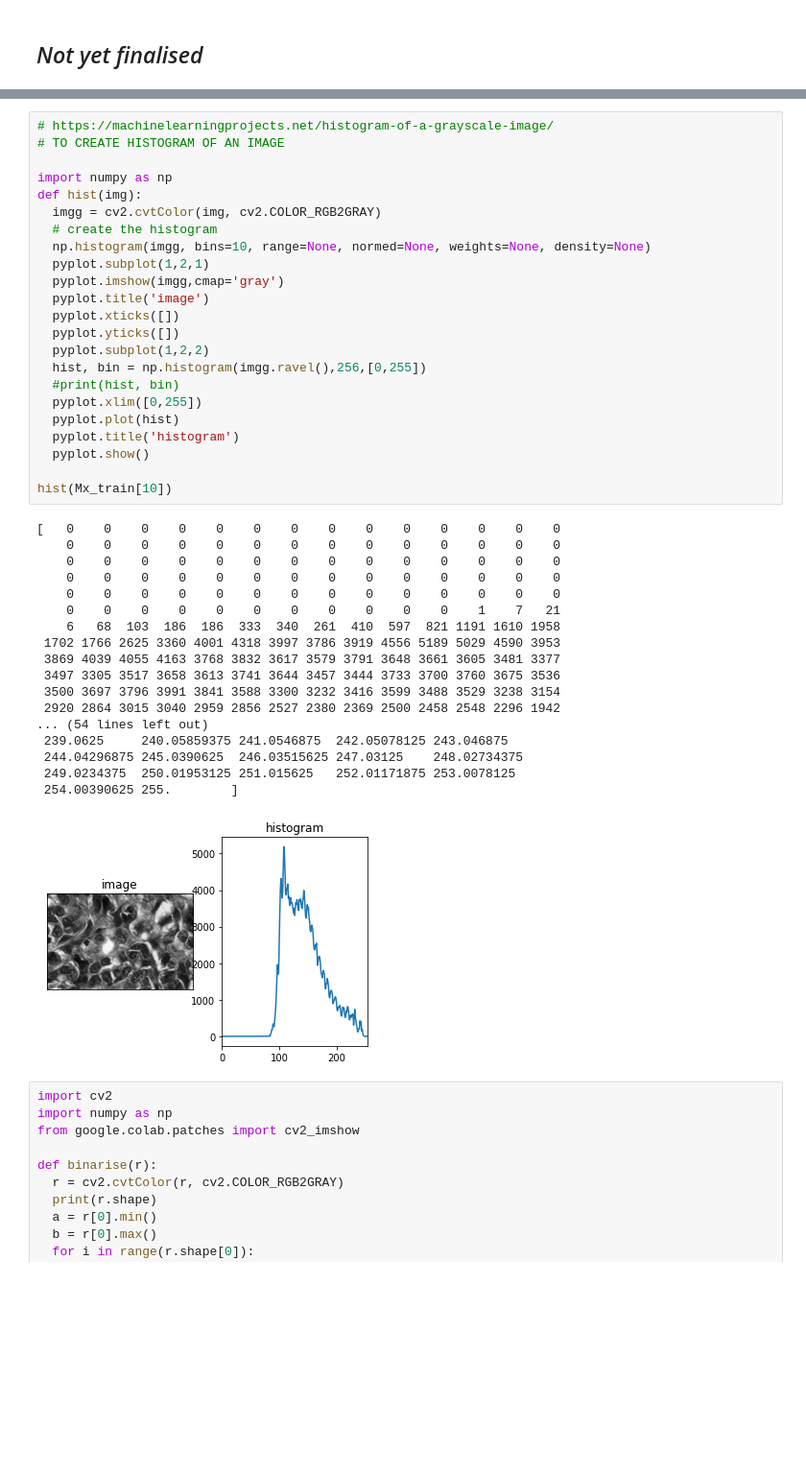
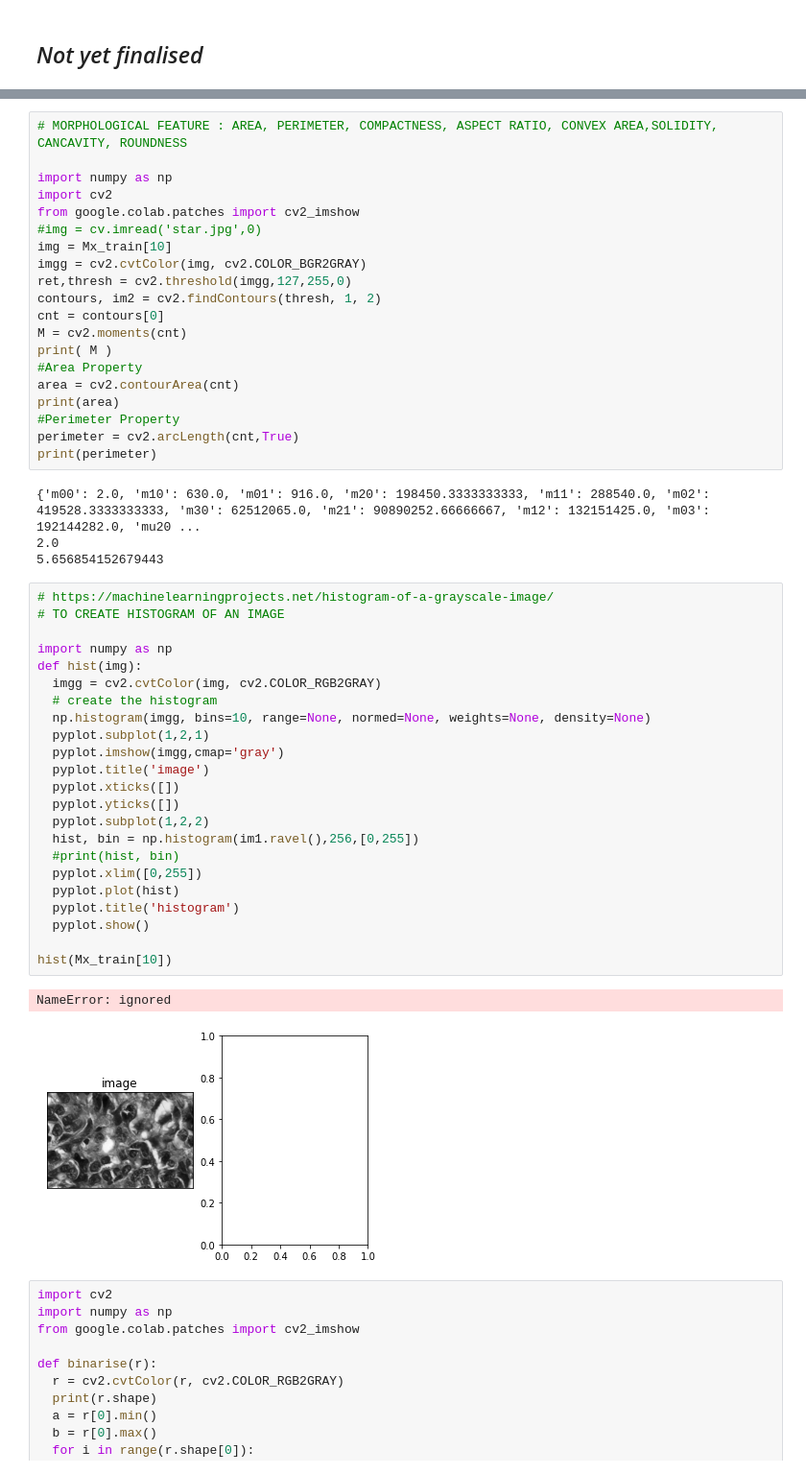
Before and after one commit to Nadeem-Anwar/Nadeem-Anwar, a Jupyter notebook: Cancer.ipynb, the cells around one changed output, grey strips where cells are left out. Shown at 96% size. Saved outputs shown, nothing was run; the diff lists cells and outputs as text; blank space fills up the shorter version.

```diff
--- a/Cancer.ipynb
+++ b/Cancer.ipynb
@@ -274,45 +514,53 @@ hist_equalise(Mx_test,  Mx_testCount,  Mx_test_pre)
+# %%
+# MORPHOLOGICAL FEATURE : AREA, PERIMETER, COMPACTNESS, ASPECT RATIO, CONVEX AREA,SOLIDITY, CANCAVITY, ROUNDNESS
+
+import numpy as np
+import cv2
+from google.colab.patches import cv2_imshow
+#img = cv.imread('star.jpg',0)
+img = Mx_train[10]
+imgg = cv2.cvtColor(img, cv2.COLOR_BGR2GRAY)
+ret,thresh = cv2.threshold(imgg,127,255,0)
+contours, im2 = cv2.findContours(thresh, 1, 2)
+cnt = contours[0]
+M = cv2.moments(cnt)
+print( M )
+#Area Property
+area = cv2.contourArea(cnt)
+print(area)
+#Perimeter Property
+perimeter = cv2.arcLength(cnt,True)
+print(perimeter)
+# %% [output]
+{'m00': 2.0, 'm10': 630.0, 'm01': 916.0, 'm20': 198450.3333333333, 'm11': 288540.0, 'm02': 419528.3333333333, 'm30': 62512065.0, 'm21': 90890252.66666667, 'm12': 132151425.0, 'm03': 192144282.0, 'mu20 ...
+2.0
+5.656854152679443
 # %%
 # https://machinelearningprojects.net/histogram-of-a-grayscale-image/
 # TO CREATE HISTOGRAM OF AN IMAGE
 
 import numpy as np
 def hist(img):
   imgg = cv2.cvtColor(img, cv2.COLOR_RGB2GRAY)
   # create the histogram
   np.histogram(imgg, bins=10, range=None, normed=None, weights=None, density=None)
   pyplot.subplot(1,2,1)
   pyplot.imshow(imgg,cmap='gray')
   pyplot.title('image')
   pyplot.xticks([])
   pyplot.yticks([])
   pyplot.subplot(1,2,2)
-  hist, bin = np.histogram(imgg.ravel(),256,[0,255])
+  hist, bin = np.histogram(im1.ravel(),256,[0,255])
   #print(hist, bin)
   pyplot.xlim([0,255])
   pyplot.plot(hist)
   pyplot.title('histogram')
   pyplot.show()
 
 hist(Mx_train[10])
 # %% [output]
-[   0    0    0    0    0    0    0    0    0    0    0    0    0    0
-    0    0    0    0    0    0    0    0    0    0    0    0    0    0
-    0    0    0    0    0    0    0    0    0    0    0    0    0    0
-    0    0    0    0    0    0    0    0    0    0    0    0    0    0
-    0    0    0    0    0    0    0    0    0    0    0    0    0    0
-    0    0    0    0    0    0    0    0    0    0    0    1    7   21
-    6   68  103  186  186  333  340  261  410  597  821 1191 1610 1958
- 1702 1766 2625 3360 4001 4318 3997 3786 3919 4556 5189 5029 4590 3953
- 3869 4039 4055 4163 3768 3832 3617 3579 3791 3648 3661 3605 3481 3377
- 3497 3305 3517 3658 3613 3741 3644 3457 3444 3733 3700 3760 3675 3536
- 3500 3697 3796 3991 3841 3588 3300 3232 3416 3599 3488 3529 3238 3154
- 2920 2864 3015 3040 2959 2856 2527 2380 2369 2500 2458 2548 2296 1942
-... (54 lines left out)
- 239.0625     240.05859375 241.0546875  242.05078125 243.046875
- 244.04296875 245.0390625  246.03515625 247.03125    248.02734375
- 249.0234375  250.01953125 251.015625   252.01171875 253.0078125
- 254.00390625 255.        ]
+NameError: ignored
-[figure, old version]
+[figure, new version]
 # %%
 import cv2
 import numpy as np
```
Also changed, not shown: parts of 18 cells of this notebook.
